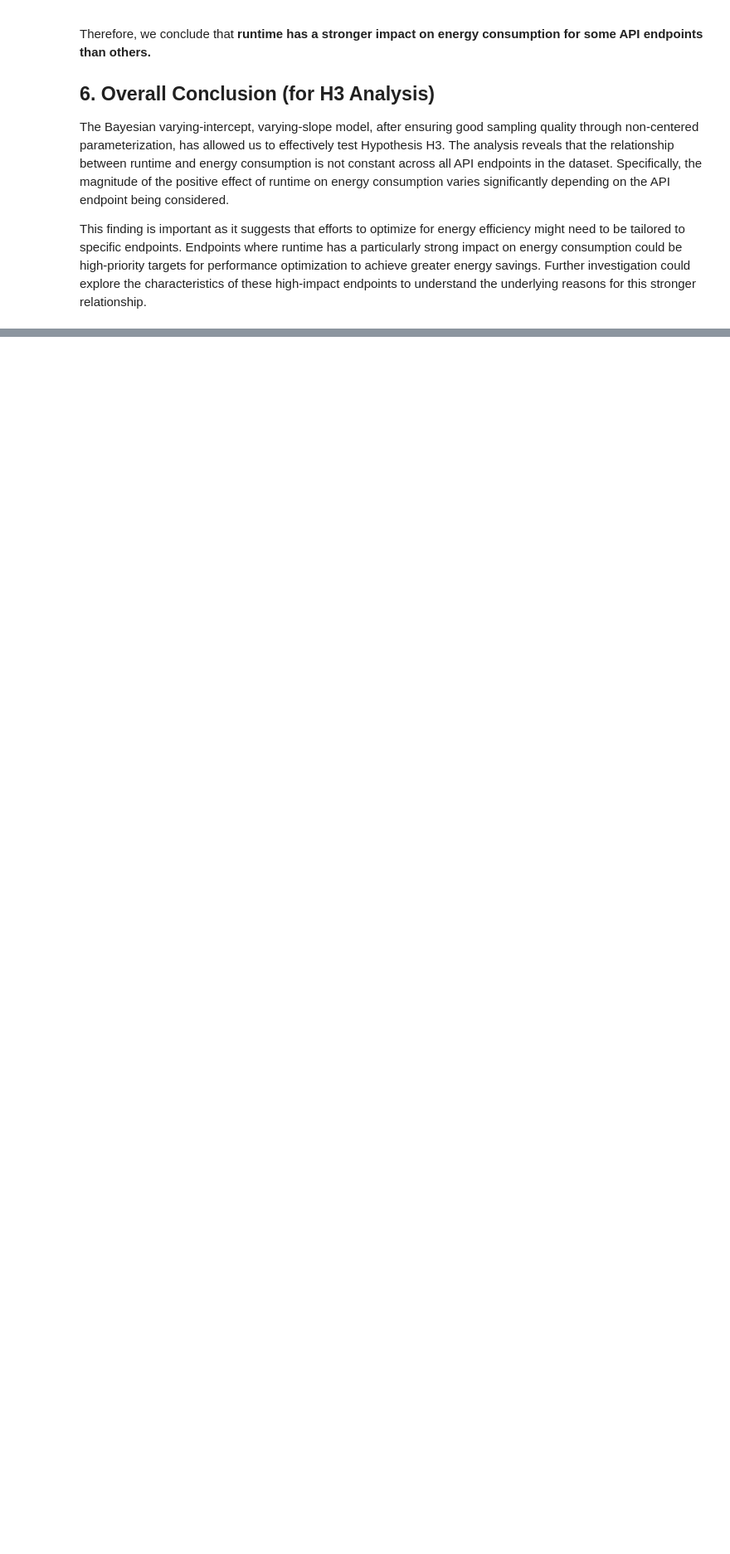
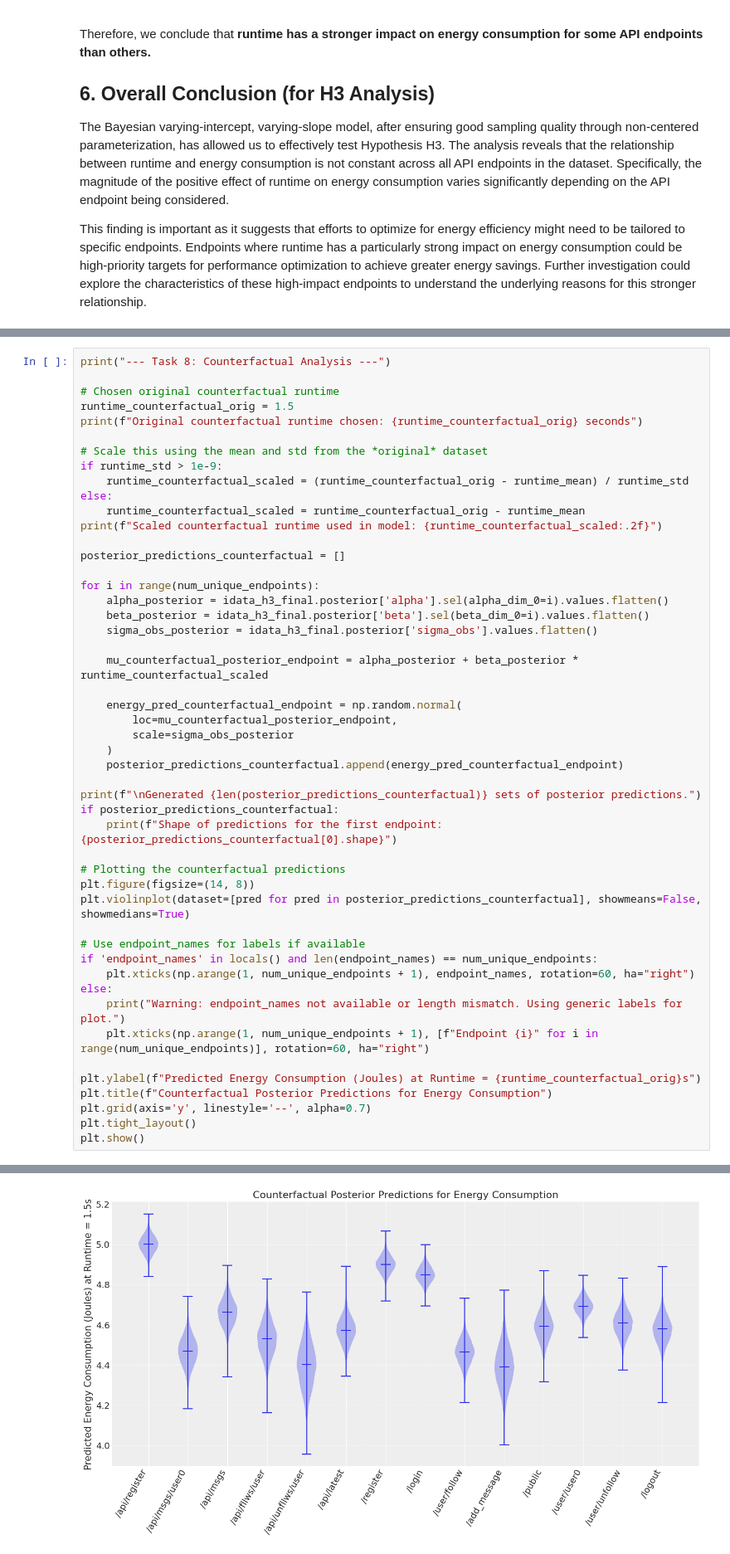
Before and after one commit to VladislavKon007/probabilistic-programming, a Jupyter notebook: H3.ipynb, the cells around one changed output, grey strips where cells are left out. Shown at 83% size. Cells and saved outputs as stored; diff of their text form; blank space fills up the shorter version.

Commit message:
adding other tasks

```diff
--- a/H3.ipynb
+++ b/H3.ipynb
@@ -388,0 +436,50 @@ This finding is important as it suggests that efforts to optimize for energy eff
+# %%
+print("--- Task 8: Counterfactual Analysis ---")
+
+# Chosen original counterfactual runtime
+runtime_counterfactual_orig = 1.5
+print(f"Original counterfactual runtime chosen: {runtime_counterfactual_orig} seconds")
+
+# Scale this using the mean and std from the *original* dataset
+if runtime_std > 1e-9:
+    runtime_counterfactual_scaled = (runtime_counterfactual_orig - runtime_mean) / runtime_std
+else:
+    runtime_counterfactual_scaled = runtime_counterfactual_orig - runtime_mean
+print(f"Scaled counterfactual runtime used in model: {runtime_counterfactual_scaled:.2f}")
+
+posterior_predictions_counterfactual = []
+
+for i in range(num_unique_endpoints):
+    alpha_posterior = idata_h3_final.posterior['alpha'].sel(alpha_dim_0=i).values.flatten()
+    beta_posterior = idata_h3_final.posterior['beta'].sel(beta_dim_0=i).values.flatten()
+    sigma_obs_posterior = idata_h3_final.posterior['sigma_obs'].values.flatten()
+
+    mu_counterfactual_posterior_endpoint = alpha_posterior + beta_posterior * runtime_counterfactual_scaled
+
+    energy_pred_counterfactual_endpoint = np.random.normal(
+        loc=mu_counterfactual_posterior_endpoint,
+        scale=sigma_obs_posterior
+    )
+    posterior_predictions_counterfactual.append(energy_pred_counterfactual_endpoint)
+
+print(f"\nGenerated {len(posterior_predictions_counterfactual)} sets of posterior predictions.")
+if posterior_predictions_counterfactual:
+    print(f"Shape of predictions for the first endpoint: {posterior_predictions_counterfactual[0].shape}")
+
+# Plotting the counterfactual predictions
+plt.figure(figsize=(14, 8))
+plt.violinplot(dataset=[pred for pred in posterior_predictions_counterfactual], showmeans=False, showmedians=True)
+
+# Use endpoint_names for labels if available
+if 'endpoint_names' in locals() and len(endpoint_names) == num_unique_endpoints:
+    plt.xticks(np.arange(1, num_unique_endpoints + 1), endpoint_names, rotation=60, ha="right")
+else:
+    print("Warning: endpoint_names not available or length mismatch. Using generic labels for plot.")
+    plt.xticks(np.arange(1, num_unique_endpoints + 1), [f"Endpoint {i}" for i in range(num_unique_endpoints)], rotation=60, ha="right")
+
+plt.ylabel(f"Predicted Energy Consumption (Joules) at Runtime = {runtime_counterfactual_orig}s")
+plt.title(f"Counterfactual Posterior Predictions for Energy Consumption")
+plt.grid(axis='y', linestyle='--', alpha=0.7)
+plt.tight_layout()
+plt.show()
+# %% [output]
@@ -388,0 +492 @@ This finding is important as it suggests that efforts to optimize for energy eff
+[figure, added]
```
Also changed, not shown: parts of 5 cells of this notebook.
